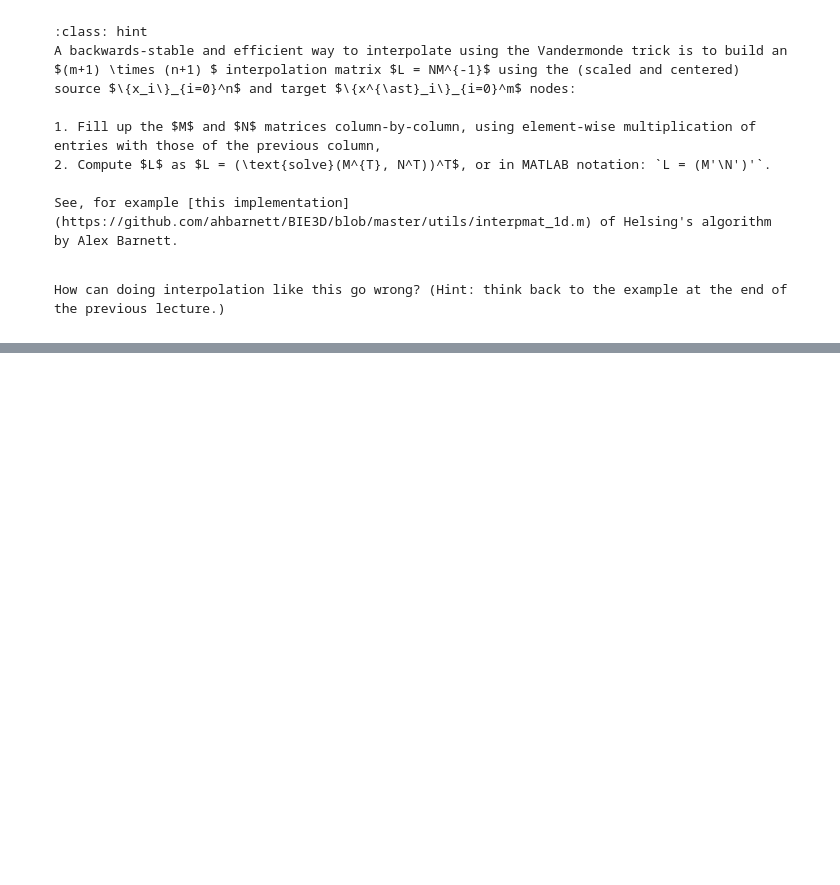
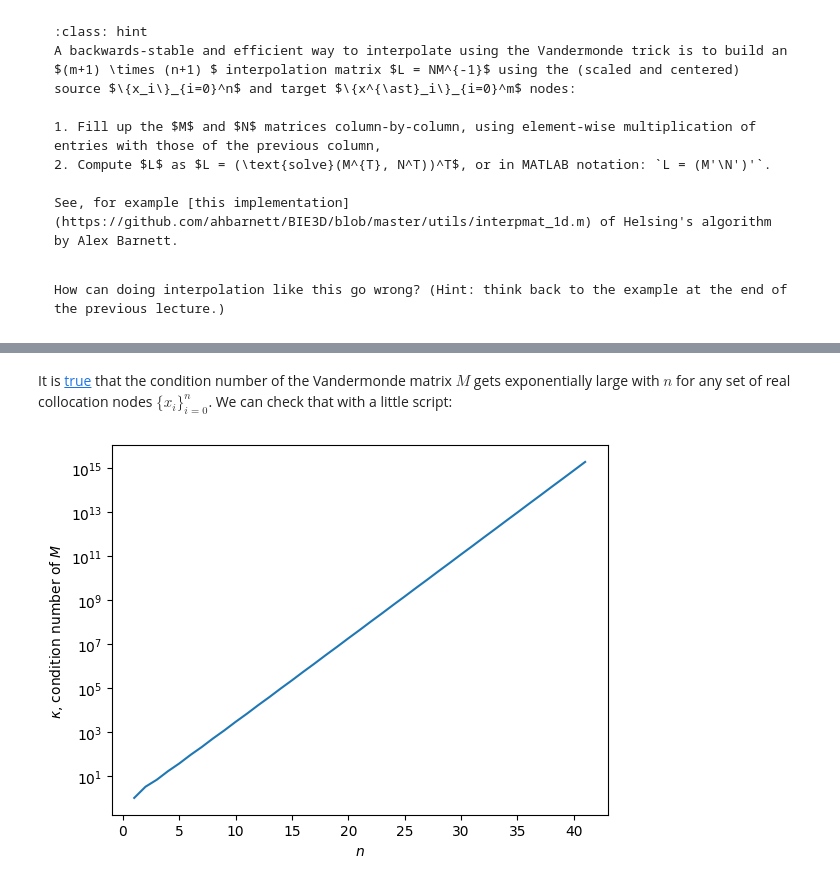
Before and after one commit to cu-comptools/fall2024, a Jupyter notebook: poly_interp.ipynb, the cells around one changed output, grey strips where cells are left out. Cells and saved outputs as stored; diff of their text form; code cells hidden in the pictures; blank space fills up the shorter version.

```diff
--- a/poly_interp.ipynb
+++ b/poly_interp.ipynb
@@ -53,0 +95,2 @@ How can doing interpolation like this go wrong? (Hint: think back to the example
+# %% [markdown]
+It is [true](https://link.springer.com/article/10.1007/PL00005392) that the condition number of the Vandermonde matrix $M$ gets exponentially large with $n$ for any set of real collocation nodes $\{x_i\}_{i=0}^n$. We can check that with a little script:
@@ -53,0 +101,24 @@ How can doing interpolation like this go wrong? (Hint: think back to the example
+# %%
+def vdm(x):
+    """
+    Computes the Vandermonde matrix from the input collocation nodes x.
+    """
+    n = x.shape[0]
+    M = np.ones((n, n))
+    for i in range (1, n):
+        M[:, i] = M[:, i-1]*x
+    return M
+
+# Compute n+1 Chebyshev polynomial roots
+chebx = lambda n: np.cos(np.linspace(0, np.pi, n+1))
+
+n = np.arange(1, 42, dtype = int)
+cond = np.array([np.linalg.cond(vdm(chebx(m))) for m in n])
+
+plt.figure()
+plt.semilogy(n, cond)
+plt.xlabel("$n$")
+plt.ylabel("$\kappa$, condition number of $M$")
+plt.show()
+# %% [output]
+[figure, added]
```
Also changed, not shown: parts of 12 cells of this notebook.
